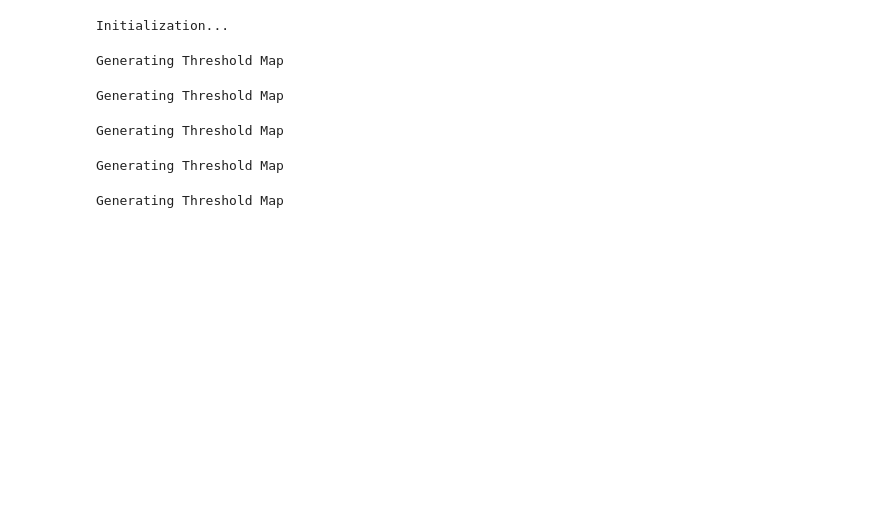
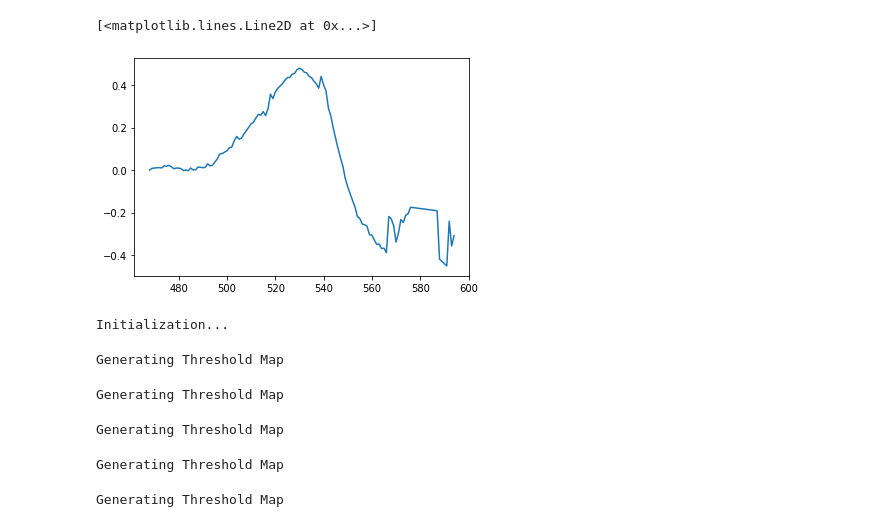
Before and after one commit to jksdbks123/Lidar-Tracker, a Jupyter notebook: MOT test .ipynb, the cells around one changed output. Drawn from its saved outputs; the diff is of its cells as text; code cells hidden in the pictures; blank space fills up the shorter version.

```diff
--- a/MOT test .ipynb
+++ b/MOT test .ipynb
@@ -13,0 +11,5 @@ Jupyter environment detected. Enabling Open3D WebVisualizer.
+# %%
+Traj = pd.read_csv('D:/LiDAR_Data/MidTown/California/OutputFile/OutputTrajs/Trajctories_0.csv')
+Trajs = []
+for i,g in Traj.groupby('ObjectID'):
+    Trajs.append(g)
@@ -14,3 +84,8 @@ Jupyter environment detected. Enabling Open3D WebVisualizer.
+# %%
+plt.plot(Trajs[0].Speed_Y/10)
+# %% [output]
+[<matplotlib.lines.Line2D at 0x...>]
+[figure, added]
 # %%
 params = {
     'd':1,
```
Also changed, not shown: parts of 10 cells of this notebook, 7 other files.
